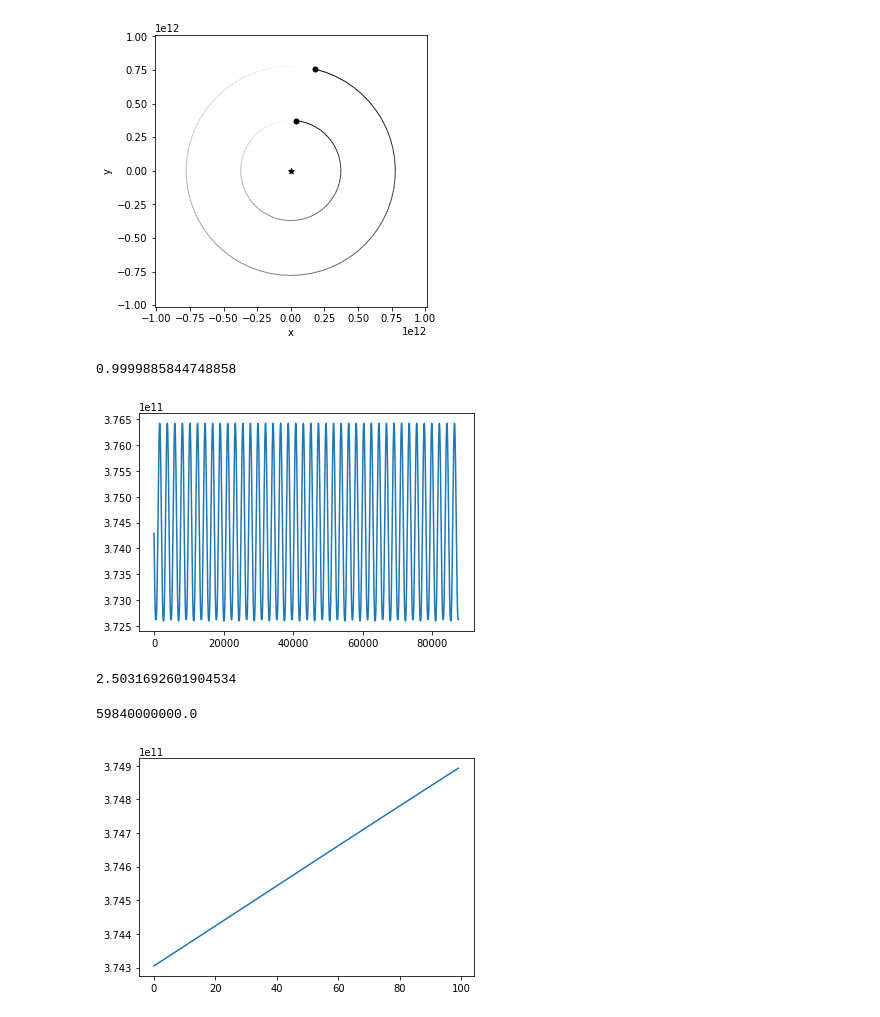
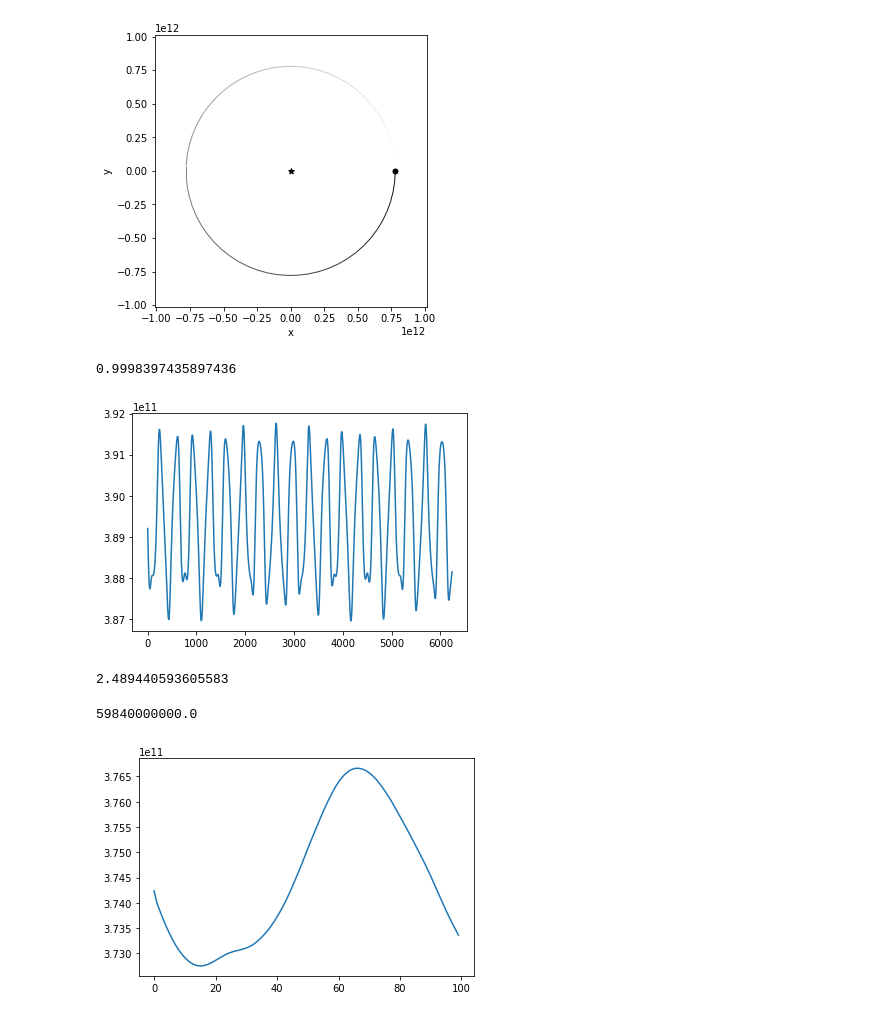
Before and after one commit to Ho0ost/api_workshop, a Jupyter notebook: onze_meuk/Joost/resonance_SI_G.ipynb, the cells around one changed output. Drawn from its saved outputs; the diff is of its cells as text; code cells hidden in the pictures.

```diff
--- a/onze_meuk/Joost/resonance_SI_G.ipynb
+++ b/onze_meuk/Joost/resonance_SI_G.ipynb
@@ -14,39 +14,39 @@ sim.add(m=1.89813e27,a=778.479e9)
 sim.move_to_com()
 #sim.integrator = "mercurius"
 sim.integrator = "whfast"
-sim.dt = 60*60*24
+sim.dt = 60*60*24*7
 # %%
 fig, ax = rebound.OrbitPlot(sim)
 # %% [output]
-[figure, old version]
+[figure, new version]
 # %%
-sim.add(m=5000,a=2.502*AU, omega = 1.5*np.pi)
+sim.add(m=1000,a=2.502*AU, omega = 2.5*np.pi,e = 0.1)
 # %%
 a_list = []
 i_list = []
 jup_list = []
 
-for i in range(120*365*2):
+for i in range(120*52):
     #sim.integrate(i*60*60*24)
 
     sim.step()
     a_list.append(sim.particles[2].a)
     jup_list.append(sim.particles[1].a)
     i_list.append(i)
 
     clear_output(wait=True)
-    print(i/(365*120*2))
+    print(i/(52*120))
 
 
 plt.plot(i_list,a_list)
 plt.show()
 # %% [output]
-0.9999885844748858
+0.9998397435897436
-[figure, old version]
+[figure, new version]
 # %%
 print(sim.particles[2].a/AU)
 # %% [output]
-2.5031692601904534
+2.489440593605583
 # %%
 print(0.40*AU)
 # %% [output]
@@ -55,7 +55,7 @@ print(0.40*AU)
 plt.plot(i_list[:100],a_list[:100])
 plt.show()
 # %% [output]
-[figure, old version]
+[figure, new version]
 # %%
 sim.status()
 # %% [output]
```
Also changed, not shown: parts of 1 cell of this notebook, 5 other files.
